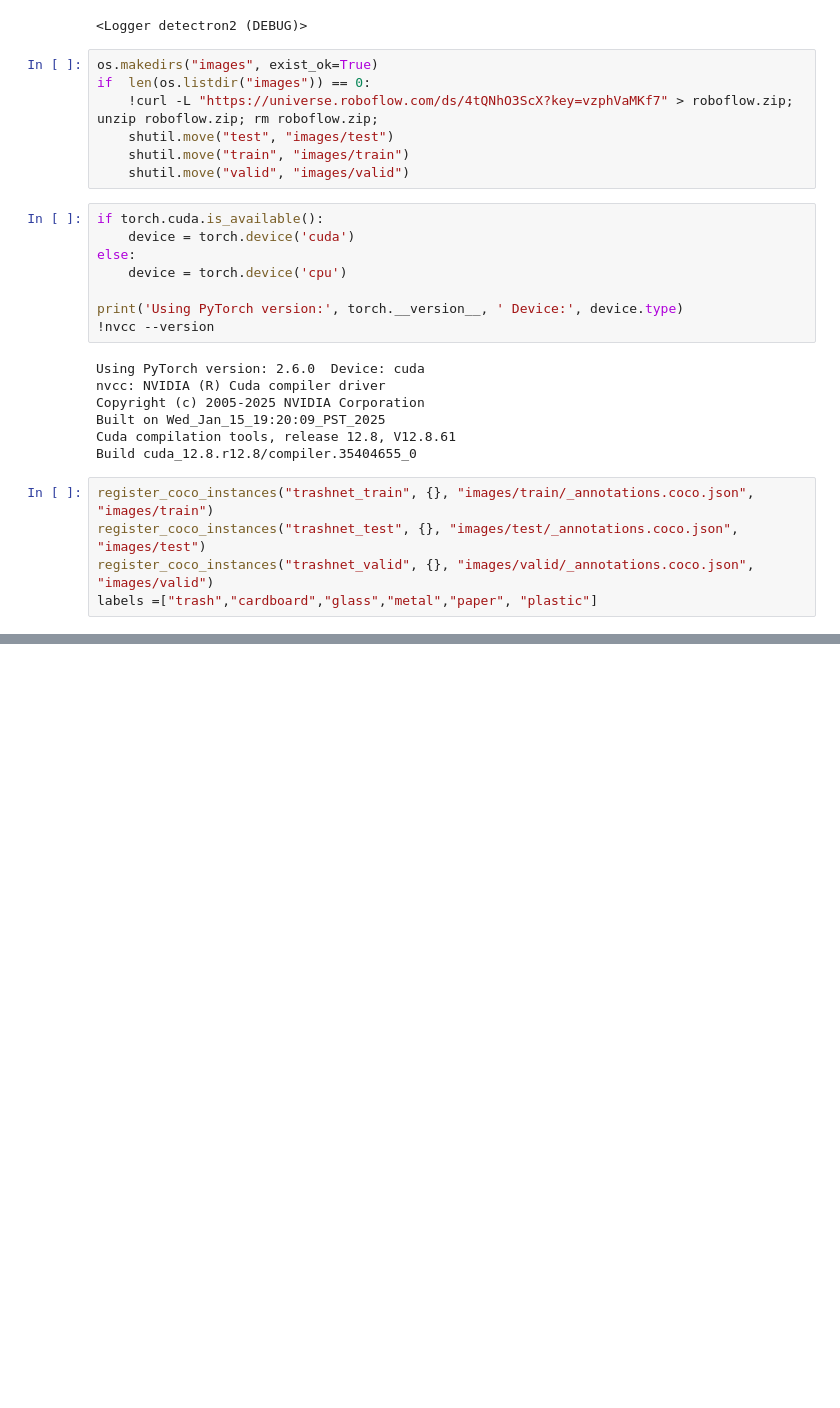
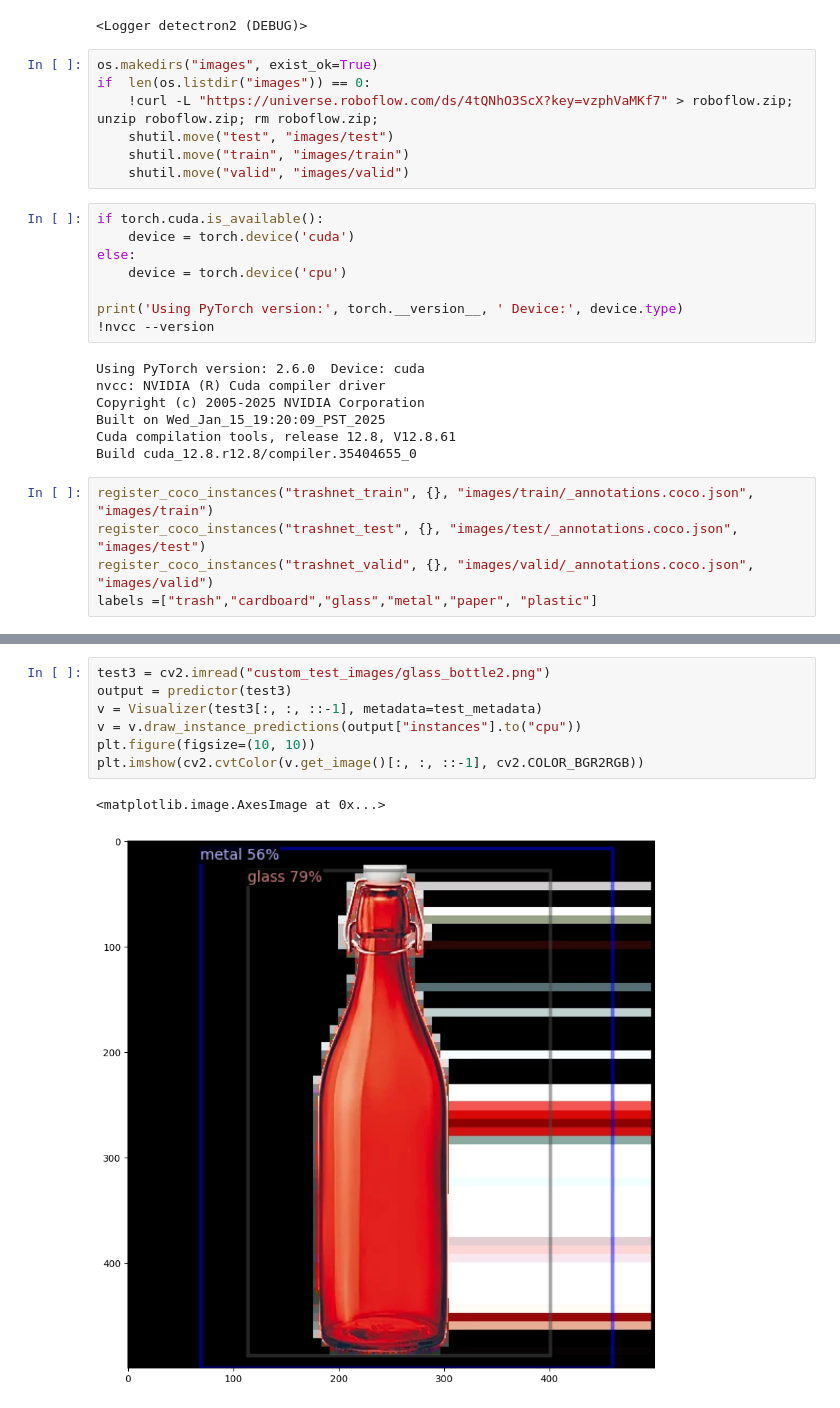
Before and after one commit to bogdanmb04/smart-rwaste-sorter, a Jupyter notebook: detectron.ipynb, the cells around one changed output, grey strips where cells are left out. Cells and saved outputs as stored; diff of their text form; blank space fills up the shorter version.

```diff
--- a/detectron.ipynb
+++ b/detectron.ipynb
@@ -154,0 +250,10 @@ Category ids in annotations are not in [1, #categories]! We'll apply a mapping f
+# %%
+test3 = cv2.imread("custom_test_images/glass_bottle2.png")
+output = predictor(test3)
+v = Visualizer(test3[:, :, ::-1], metadata=test_metadata)
+v = v.draw_instance_predictions(output["instances"].to("cpu"))
+plt.figure(figsize=(10, 10))
+plt.imshow(cv2.cvtColor(v.get_image()[:, :, ::-1], cv2.COLOR_BGR2RGB))
+# %% [output]
+<matplotlib.image.AxesImage at 0x...>
+[figure, added]
```
Also changed, not shown: parts of 11 cells of this notebook, 1 other file.
